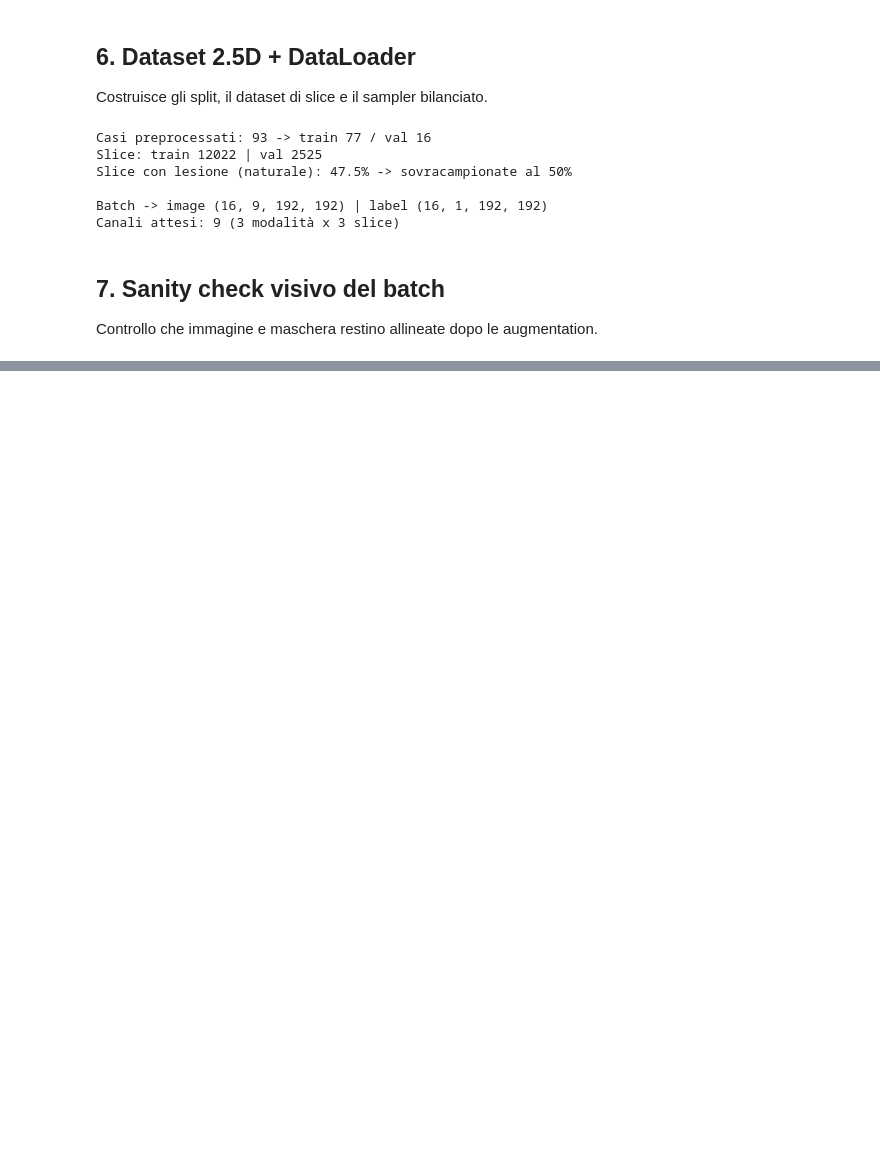
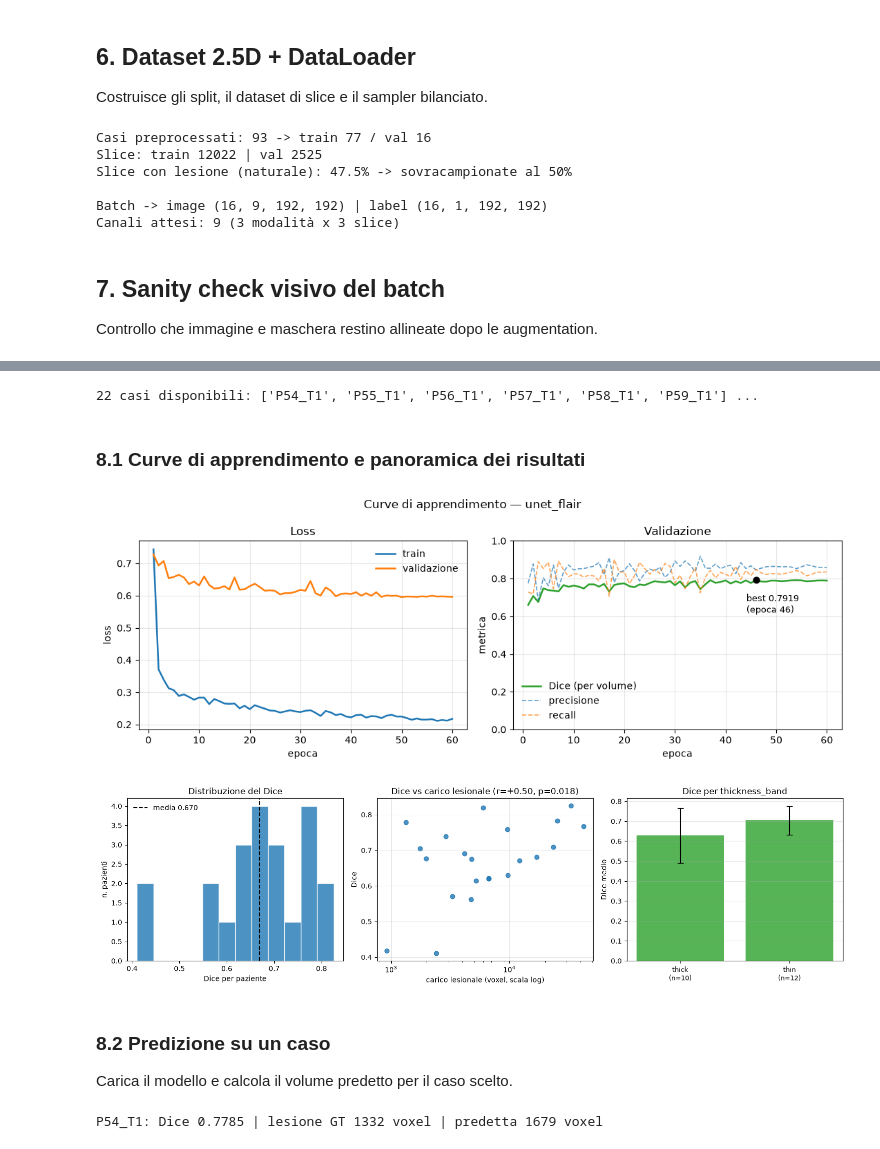
Before and after one commit to Massyiwnl/ms-lesion-seg, a Jupyter notebook: notebooks/runner.ipynb, the cells around one changed output, grey strips where cells are left out. Saved outputs shown, nothing was run; the diff lists cells and outputs as text; code cells hidden in the pictures; blank space fills up the shorter version.

```diff
--- a/notebooks/runner.ipynb
+++ b/notebooks/runner.ipynb
@@ -203,0 +207,56 @@ else:
+# %%
+import os, numpy as np, torch
+import matplotlib.pyplot as plt
+from omegaconf import OmegaConf
+from src.data.preprocessing import load_index
+from src.data.transforms import build_transforms
+from src.evaluate import predict_case, _remove_small_components
+from src.models.build import build_model
+from src.visualize import (plot_training_curves, plot_results_overview,
+                           plot_case_overlay, plot_lesion_zoom, overlay_rgb)
+
+RUN   = "runs/unet_flair"     # <-- esperimento da analizzare
+SPLIT = "test"
+DEVICE = "cpu"                # "cpu" se la GPU è occupata da un training
+
+cfg = OmegaConf.load(os.path.join(RUN, "config_resolved.yaml"))
+cases = load_index(cfg.paths.processed_root, SPLIT)
+by_name = {f"{c['patient']}_{c['timepoint']}": c for c in cases}
+print(f"{len(cases)} casi disponibili:", list(by_name)[:6], "...")
+# %% [output]
+22 casi disponibili: ['P54_T1', 'P55_T1', 'P56_T1', 'P57_T1', 'P58_T1', 'P59_T1'] ...
+# %% [markdown]
+### 8.1 Curve di apprendimento e panoramica dei risultati
+# %%
+plot_training_curves(RUN, save=False); plt.show()
+
+res_csv = os.path.join(RUN, f"eval_{SPLIT}", "results_per_case.csv")
+if os.path.exists(res_csv):
+    plot_results_overview(res_csv); plt.show()
+else:
+    print("Esegui prima: python scripts/03_evaluate.py --run", RUN, "--split", SPLIT)
+# %% [output]
+[figure, added]
+[figure, added]
+# %% [markdown]
+### 8.2 Predizione su un caso
+Carica il modello e calcola il volume predetto per il caso scelto.
+# %%
+CASE = list(by_name)[0]        # <-- cambia il caso da ispezionare
+
+device = torch.device(DEVICE)
+model = build_model(cfg)
+ckpt = torch.load(os.path.join(RUN, "best.pth"), map_location="cpu", weights_only=False)
+model.load_state_dict(ckpt["model"]); model = model.to(device).eval()
+_, eval_tf = build_transforms(cfg)
+
+meta = by_name[CASE]
+prob = predict_case(model, meta, cfg, device, eval_tf)
+pred = _remove_small_components(prob > float(cfg.eval.threshold),
+                                int(cfg.eval.get("postproc_min_size", 0)))
+gt  = np.load(os.path.join(meta["dir"], "mask.npy")) > 0
+img = np.load(os.path.join(meta["dir"], f"{cfg.data.modalities[0]}.npy")).astype(np.float32)
+dice = 2*(gt & pred).sum() / max(gt.sum()+pred.sum(), 1)
+print(f"{CASE}: Dice {dice:.4f} | lesione GT {gt.sum()} voxel | predetta {pred.sum()} voxel")
+# %% [output]
+P54_T1: Dice 0.7785 | lesione GT 1332 voxel | predetta 1679 voxel
```
Also changed, not shown: parts of 13 cells of this notebook.
